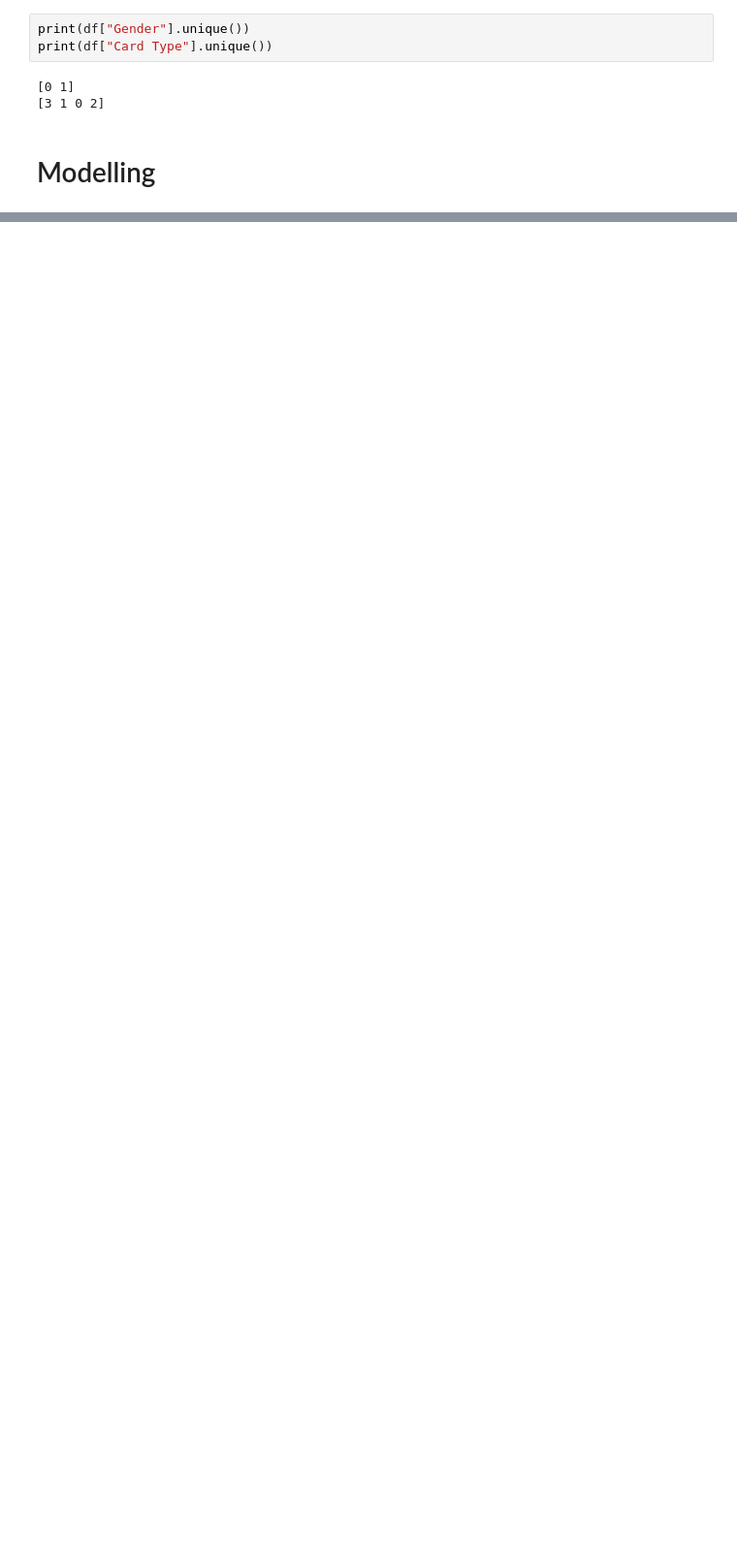
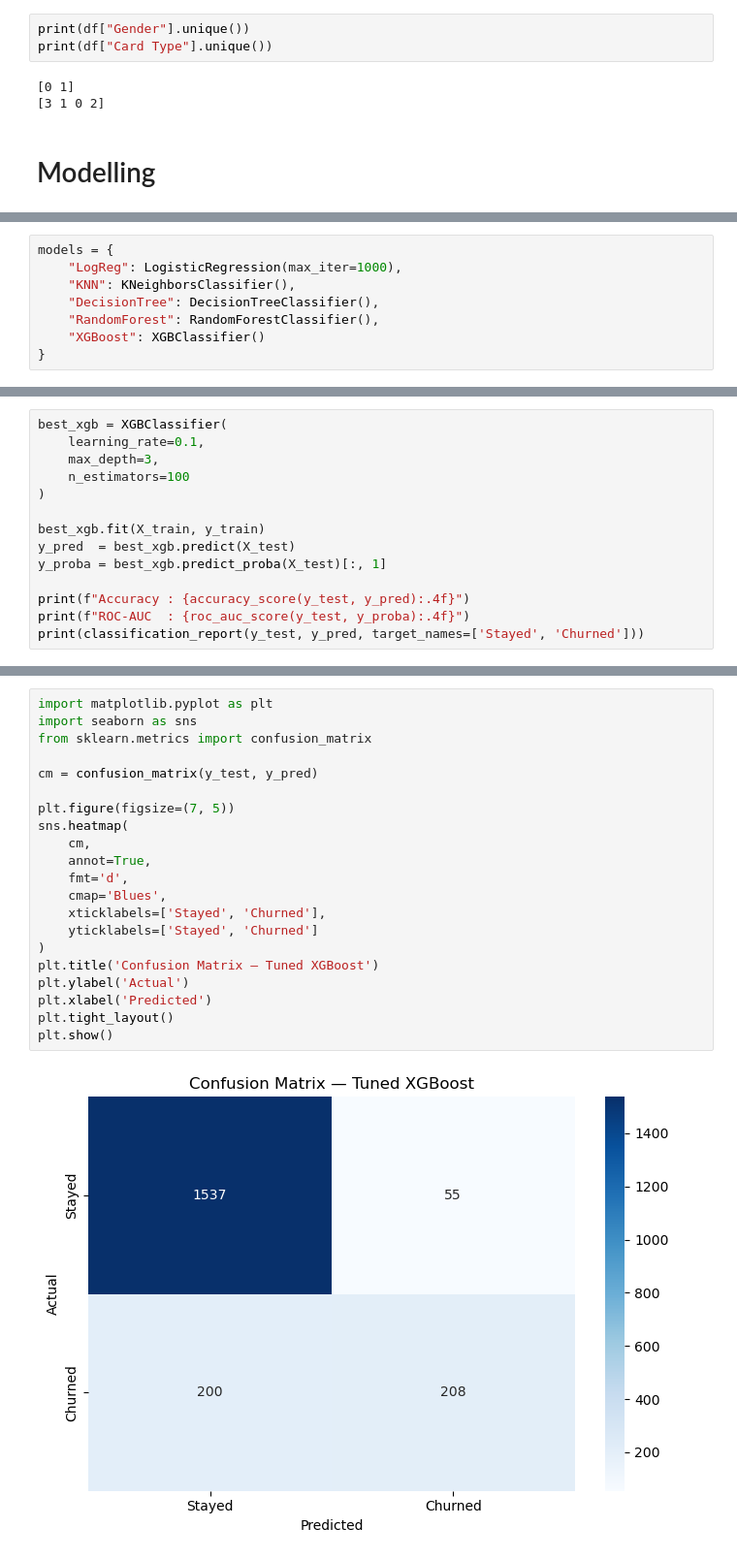
Before and after one commit to xamidovasadbekdev-arch/BankCustomerChurn, a Jupyter notebook: main.ipynb, the cells around one changed output, grey strips where cells are left out. Shown at 97% size. Cells and saved outputs as stored; diff of their text form; blank space fills up the shorter version.

```diff
--- a/main.ipynb
+++ b/main.ipynb
@@ -522,0 +593,8 @@ print(df["Card Type"].unique())
+# %%
+models = {
+    "LogReg": LogisticRegression(max_iter=1000),
+    "KNN": KNeighborsClassifier(),
+    "DecisionTree": DecisionTreeClassifier(),
+    "RandomForest": RandomForestClassifier(),
+    "XGBoost": XGBClassifier()
+}
@@ -522,0 +661,14 @@ print(df["Card Type"].unique())
+# %%
+best_xgb = XGBClassifier(
+    learning_rate=0.1,
+    max_depth=3,
+    n_estimators=100
+)
+
+best_xgb.fit(X_train, y_train)
+y_pred  = best_xgb.predict(X_test)
+y_proba = best_xgb.predict_proba(X_test)[:, 1]
+
+print(f"Accuracy : {accuracy_score(y_test, y_pred):.4f}")
+print(f"ROC-AUC  : {roc_auc_score(y_test, y_proba):.4f}")
+print(classification_report(y_test, y_pred, target_names=['Stayed', 'Churned']))
@@ -522,0 +726,23 @@ print(df["Card Type"].unique())
+# %%
+import matplotlib.pyplot as plt
+import seaborn as sns
+from sklearn.metrics import confusion_matrix
+
+cm = confusion_matrix(y_test, y_pred)
+
+plt.figure(figsize=(7, 5))
+sns.heatmap(
+    cm,
+    annot=True,
+    fmt='d',
+    cmap='Blues',
+    xticklabels=['Stayed', 'Churned'],
+    yticklabels=['Stayed', 'Churned']
+)
+plt.title('Confusion Matrix — Tuned XGBoost')
+plt.ylabel('Actual')
+plt.xlabel('Predicted')
+plt.tight_layout()
+plt.show()
+# %% [output]
+[figure, added]
```
Also changed, not shown: parts of 33 cells of this notebook.
